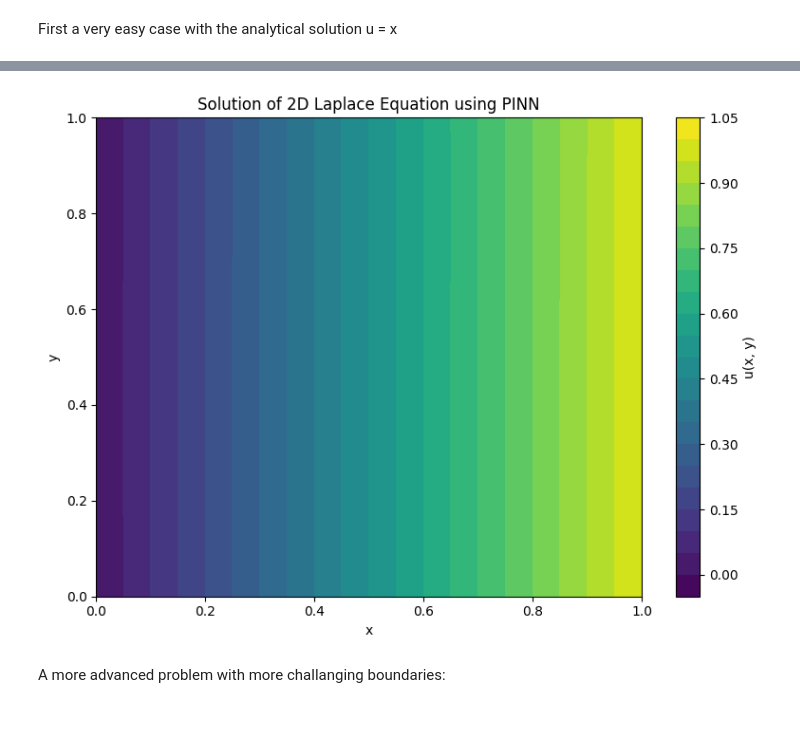
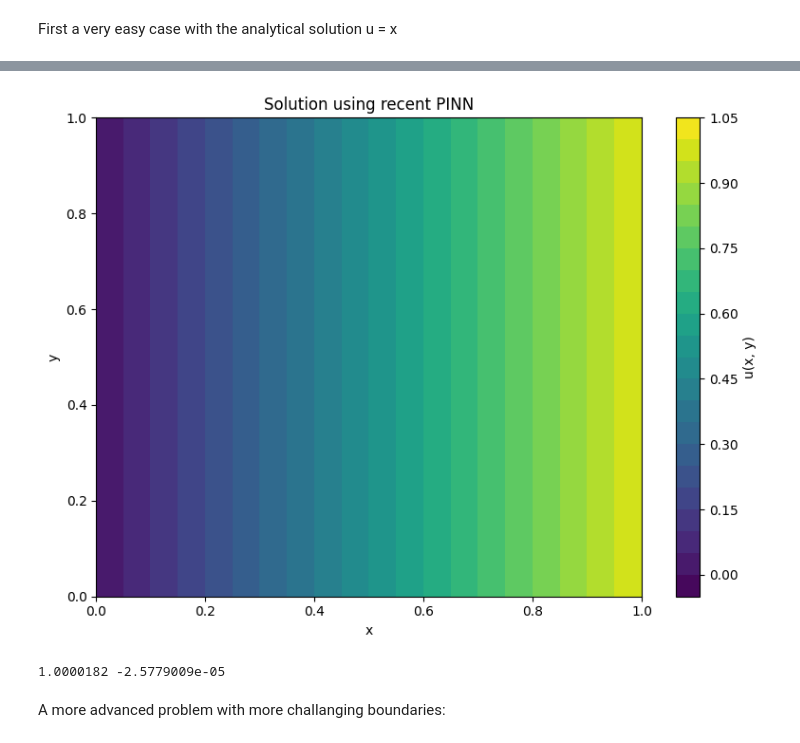
Before and after one commit to jolu2111/Prosjektoppgave, a Jupyter notebook: Laplace_equation.ipynb, the cells around one changed output, grey strips where cells are left out. Saved outputs shown, nothing was run; the diff lists cells and outputs as text; code cells hidden in the pictures.

```diff
--- a/Laplace_equation.ipynb
+++ b/Laplace_equation.ipynb
@@ -286,26 +285,30 @@ Parametere:
 # %%
 # Plot the results
-num=100
+num=1000
 x = y = torch.linspace(0, 1, num)
 X, Y = torch.meshgrid(x, y)
 test_points = torch.cat([X.reshape(-1, 1), Y.reshape(-1, 1)], dim=1)
 
 # PINN solution
 predicted_u = model(test_points).detach().numpy().reshape(num, num) #detach, numpy are used to convert the tensor to numpy array, reshape to coordinates.
 
 plt.figure(figsize=(8, 6))
 
 # PINN solution plot
 plt.contourf(X.numpy(), Y.numpy(), predicted_u, 20, cmap="viridis")
 plt.colorbar(label="u(x, y)")
 plt.xlabel("x")
 plt.ylabel("y")
-plt.title("Solution of 2D Laplace Equation using PINN")
+plt.title("Solution using recent PINN")
 
 plt.tight_layout()
 plt.show()
 # %% [output]
-[figure, old version]
+[figure, new version]
+# %%
+print(u_predicted.max(),u_predicted.min())
+# %% [output]
+1.0000182 -2.5779009e-05
 # %% [markdown]
 A more advanced problem with more challanging boundaries:
 # %%
```
Also changed, not shown: parts of 7 cells of this notebook, 1 other file.
